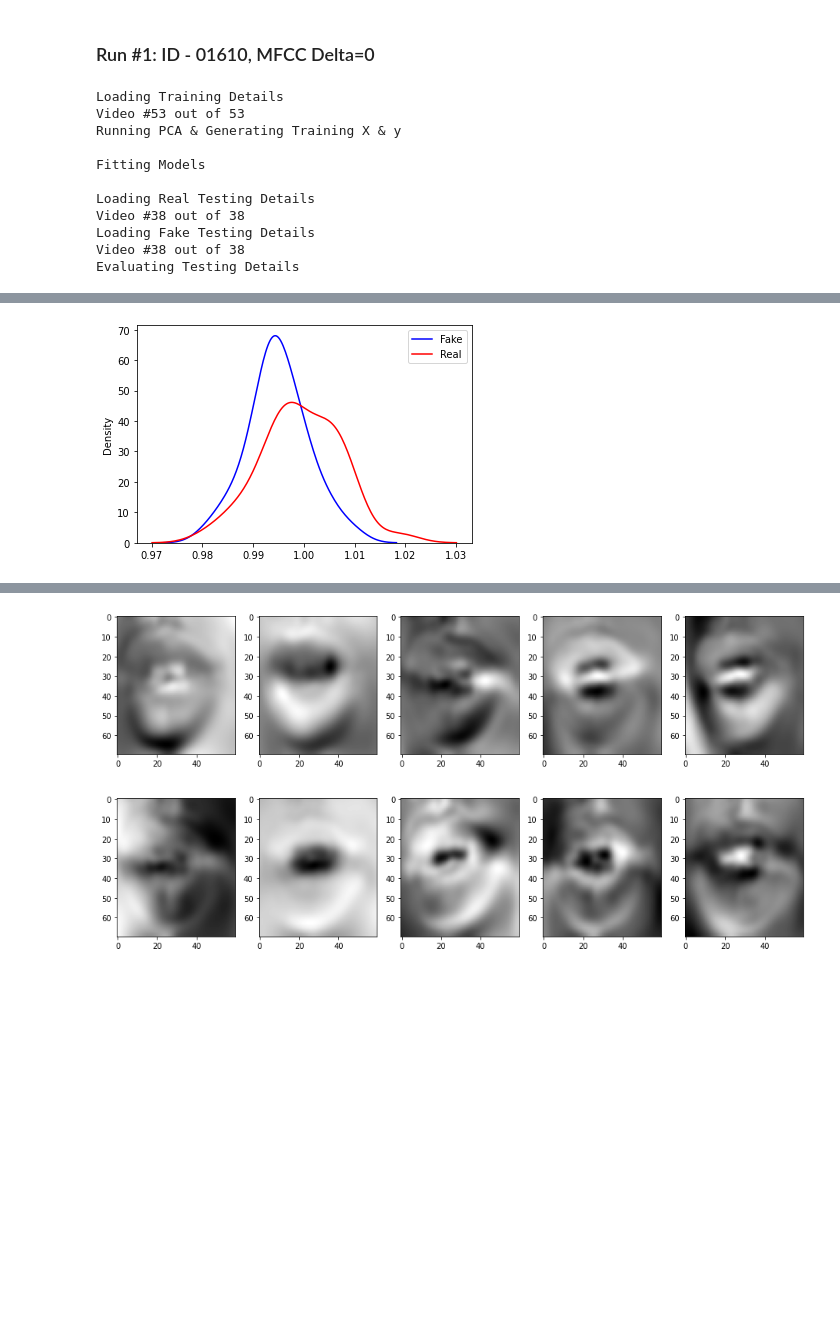
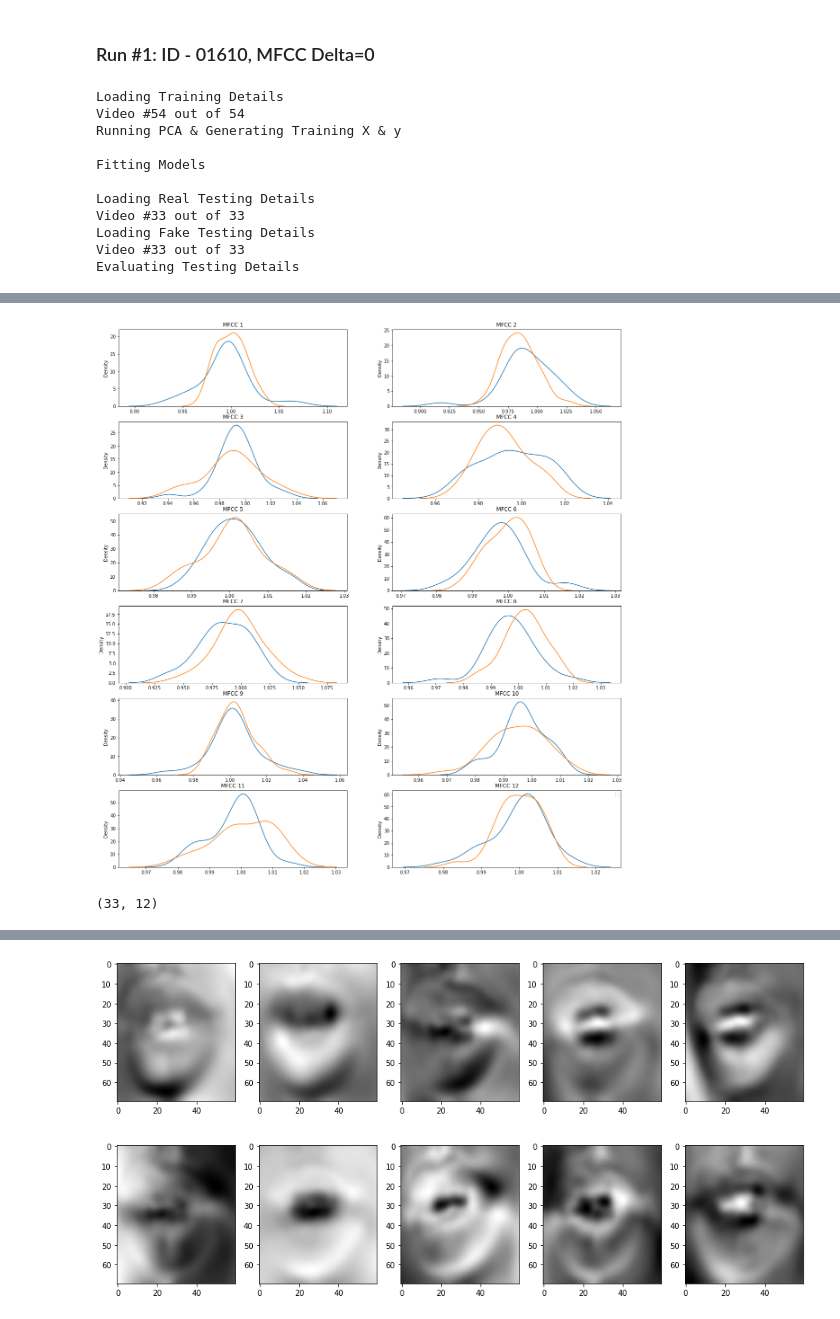
Before and after one commit to romitbarua/MultiModalDeepFake, a Jupyter notebook: TestingNotebooks/PCAvsMFCC.ipynb, the cells around one changed output, grey strips where cells are left out. Saved outputs shown, nothing was run; the diff lists cells and outputs as text; code cells hidden in the pictures; blank space fills up the shorter version.

Commit message:
Fixing plotting

```diff
--- a/TestingNotebooks/PCAvsMFCC.ipynb
+++ b/TestingNotebooks/PCAvsMFCC.ipynb
@@ -146,13 +180,17 @@ def load_mfcc_lip_data(id_paths, audio_sample_rate=22050, window_time=25, hop_ti
   return video_details
 # %%
-def prep_images_for_pca(frames, grey_image=True, height=60, width=70):
+#function description: take an image and prepare it for PCA
+## includes converting the image to gray (if applicable), reshaping to the appropriate dimensions & flattening
+
+def prep_images_for_pca(frames, grey_image=True, height=50, width=70):
 
   processed_frames = []
 
   for frame in frames:
     if grey_image:
       frame = cv2.cvtColor(frame, cv2.COLOR_BGR2GRAY)
-    frame = cv2.resize(frame, (height, width))
+    frame = cv2.resize(frame, (width, height))
+
     processed_frames.append(frame)
 
   num_frames = len(processed_frames)
@@ -644,6 +691,12 @@ id = 'id01610'
 subject_real_metadata = np.array(pd.read_csv(f'/content/drive/MyDrive/DeepFakeDetection/data/FakeAVCeleb_v1.2/training_metadata/{id}_real.csv').columns)
 subject_fake_metadata = pd.read_csv(f'/content/drive/MyDrive/DeepFakeDetection/data/FakeAVCeleb_v1.2/training_metadata/{id}_fake.csv').columns
 subject_fake_metadata = np.array([link for link in subject_fake_metadata if 'RealVideo-RealAudio' not in link]) #remove the real video in the fake metadata
+
+validation_real = np.random.choice(subject_real_metadata,5)
+validation_fake = np.random.choice(subject_fake_metadata, 5)
+
+subject_real_metadata = subject_real_metadata[np.isin(subject_real_metadata, validation_real, invert=True)]
+subject_fake_metadata = subject_fake_metadata[np.isin(subject_fake_metadata, validation_fake, invert=True)]
 # %%
 #generate the training & testing ids
 testing_ids_fake = subject_fake_metadata
@@ -673,19 +726,16 @@ print('\nEvaluating Testing Details')
 real_video_error = eval_test_data(test_video_details=real_testing_details, models=models, data_mean=lips_data_mean, pca=pca, num_components=num_pca_components, debug_mode=False)
 fake_video_error = eval_test_data(test_video_details=fake_testing_details, models=models, data_mean=lips_data_mean, pca=pca, num_components=num_pca_components, debug_mode=False)
 
-sns.kdeplot(fake_video_error, label='Fake', color='blue')
-sns.kdeplot(real_video_error, label='Real', color='red')
-plt.legend()
-plt.show()
+plot_mfcc_error_dist(real_video_error, fake_video_error)
 # %% [output]
 Loading Training Details
-Video #53 out of 53
+Video #54 out of 54
 Running PCA & Generating Training X & y
 
 Fitting Models
 
 Loading Real Testing Details
-Video #38 out of 38
+Video #33 out of 33
 Loading Fake Testing Details
-Video #38 out of 38
+Video #33 out of 33
 Evaluating Testing Details
@@ -692 +743,5 @@ Evaluating Testing Details
-[figure, old version]
+[figure, new version]
+# %%
+np.array(real_video_error).shape
+# %% [output]
+(33, 12)
```
Also changed, not shown: parts of 30 cells of this notebook.
